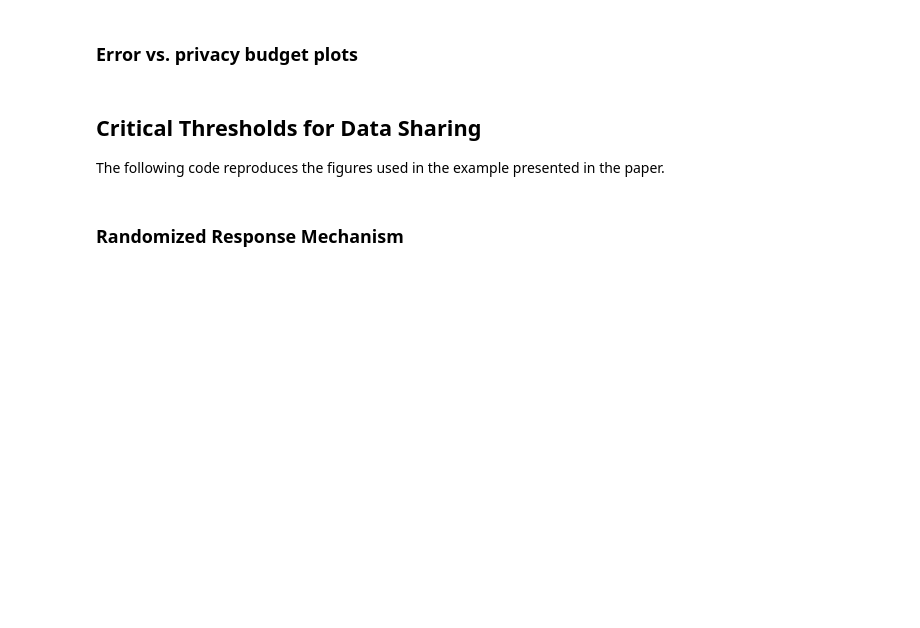
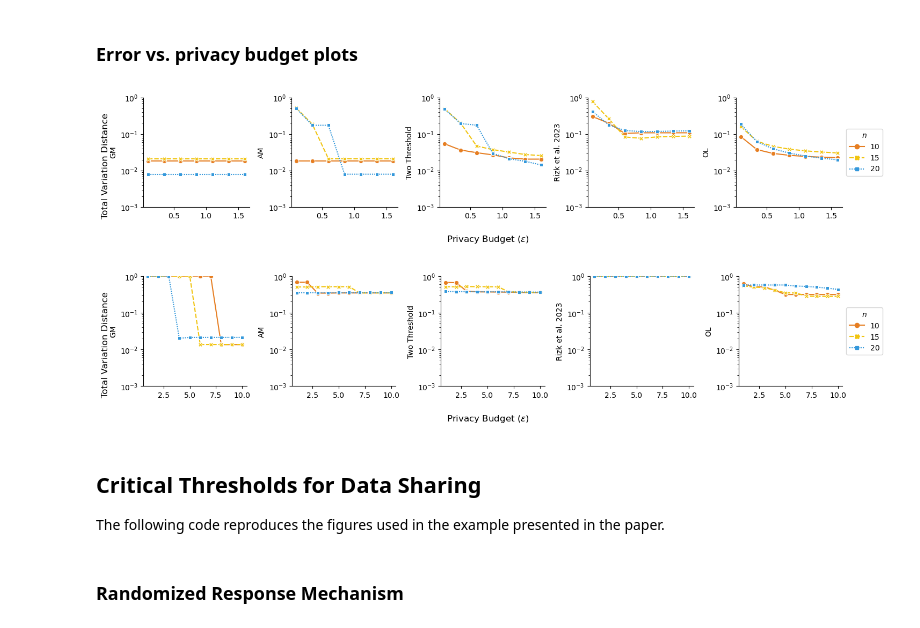
Before and after one commit to papachristoumarios/dp-social-learning, a Jupyter notebook: clinical_trials.ipynb, the cells around one changed output. Drawn from its saved outputs; the diff is of its cells as text; code cells hidden in the pictures; blank space fills up the shorter version.

```diff
--- a/clinical_trials.ipynb
+++ b/clinical_trials.ipynb
@@ -1196,7 +1201,7 @@ n = 96
 # %%
 def plot_errors(df, alternative, suffix='', covariate='ddI', time_col='time', event_col='label', eps_min=0.1, eps_max=1.5, eps_step=0.1):
 
-    num_hospitals_range = [5, 10, 15]
+    num_hospitals_range = [10, 15, 20]
 
     eps_range = np.arange(eps_min, eps_max + eps_step, eps_step)
     records = []
@@ -1249,38 +1254,41 @@ def plot_errors(df, alternative, suffix='', covariate='ddI', time_col='time', ev
 
     ax[0].set_xlabel('')
     ax[1].set_xlabel('')
     ax[2].set_xlabel('')
     ax[3].set_xlabel('')
     ax[4].set_xlabel('')
 
-    ax[0].set_ylim(1e-6, 1)
-    ax[1].set_ylim(1e-6, 1)
-    ax[2].set_ylim(1e-6, 1)
-    ax[3].set_ylim(1e-6, 1)
-    ax[4].set_ylim(1e-6, 1)
+    ax[0].set_ylim(1e-3, 1)
+    ax[1].set_ylim(1e-3, 1)
+    ax[2].set_ylim(1e-3, 1)
+    ax[3].set_ylim(1e-3, 1)
+    ax[4].set_ylim(1e-3, 1)
 
     ax[0].set_yscale('log')
     ax[1].set_yscale('log')
     ax[2].set_yscale('log')
     ax[3].set_yscale('log')
     ax[4].set_yscale('log')
 
     ax[0].set_ylabel('GM')
     ax[1].set_ylabel('AM')
     ax[2].set_ylabel('Two Threshold')
     ax[3].set_ylabel('Rizk et al. 2023')
     ax[4].set_ylabel('OL')
 
     fig.supxlabel('Privacy Budget ($\epsilon$)')
     fig.supylabel('Total Variation Distance')
 
     fig.tight_layout()
 
     fig.savefig(f'figures/tvd_errors{suffix}.pdf', bbox_inches='tight')
 
 
 plot_errors(df_atsg, eps_min=0.1, eps_max=1.5, eps_step=0.25, alternative=np.log(1/2) * np.ones(1), suffix='_atsg', covariate='ddI', time_col='time', event_col='label')
 plot_errors(df_tmb, suffix='_tmb', covariate='TMB', time_col='SURVIVAL_MONTHS', event_col='SURVIVAL_EVENT', eps_min=1, eps_max=10, eps_step=1, alternative=np.log(0.15) * np.ones(1))
+# %% [output]
+[figure, added]
+[figure, added]
 # %% [markdown]
 ## Critical Thresholds for Data Sharing
 
```
Also changed, not shown: parts of 6 cells of this notebook, 9 other files.
